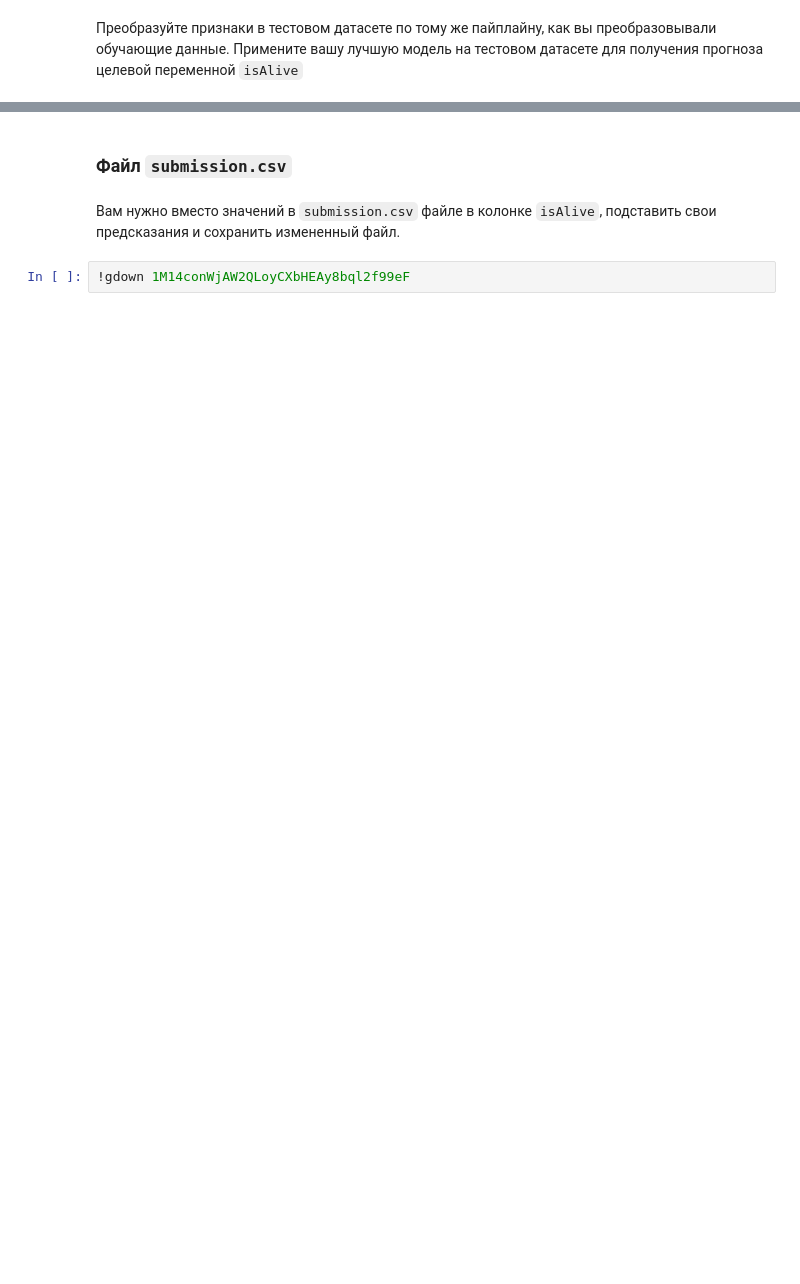
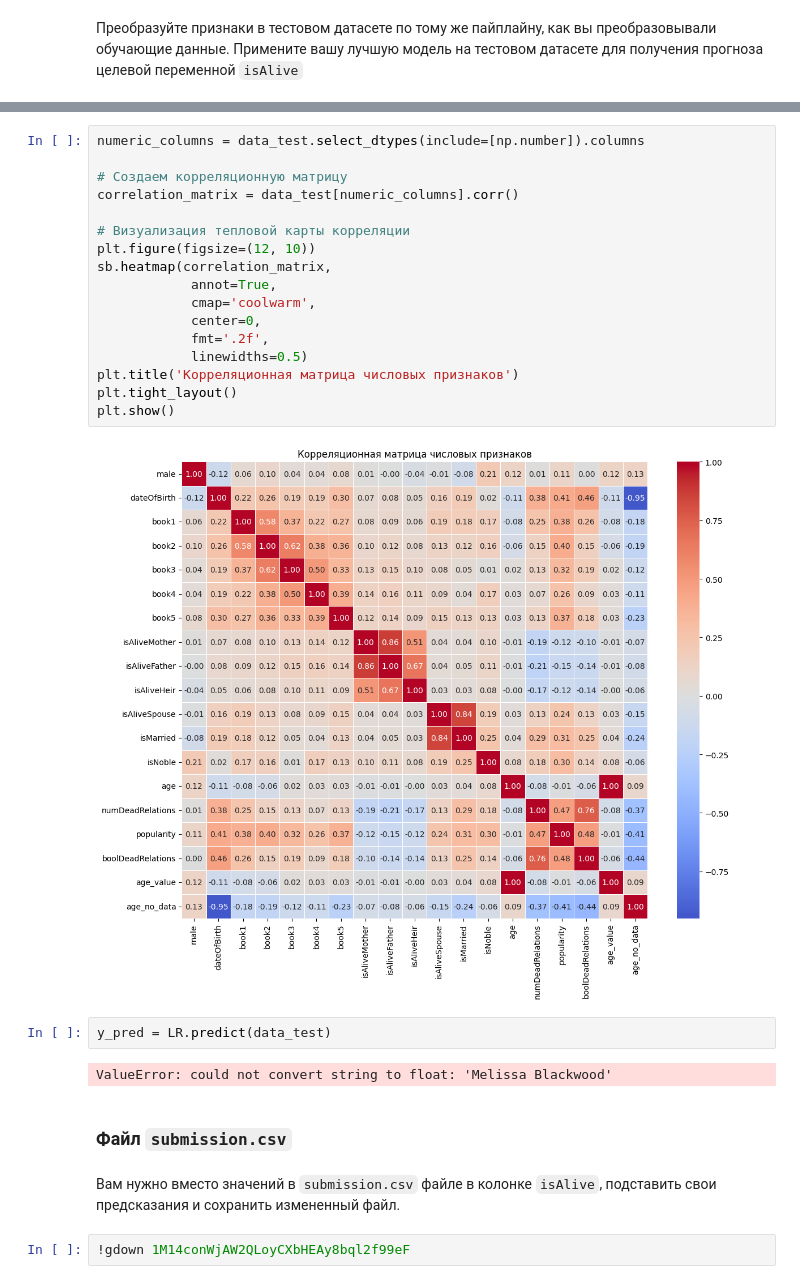
Before and after one commit to Ggh13/DLS_2025, a Jupyter notebook: week_01_ml_intro/Homework/hw_1_game_of_thrones.ipynb, the cells around one changed output, grey strips where cells are left out. Saved outputs shown, nothing was run; the diff lists cells and outputs as text; blank space fills up the shorter version.

```diff
--- a/week_01_ml_intro/Homework/hw_1_game_of_thrones.ipynb
+++ b/week_01_ml_intro/Homework/hw_1_game_of_thrones.ipynb
@@ -683,3 +789,26 @@ data_test.loc[1869, 'dateOfBirth'] = 299.
+# %%
+numeric_columns = data_test.select_dtypes(include=[np.number]).columns
+
+# Создаем корреляционную матрицу
+correlation_matrix = data_test[numeric_columns].corr()
+
+# Визуализация тепловой карты корреляции
+plt.figure(figsize=(12, 10))
+sb.heatmap(correlation_matrix,
+            annot=True,
+            cmap='coolwarm',
+            center=0,
+            fmt='.2f',
+            linewidths=0.5)
+plt.title('Корреляционная матрица числовых признаков')
+plt.tight_layout()
+plt.show()
+# %% [output]
+[figure, added]
+# %%
+y_pred = LR.predict(data_test)
+# %% [output]
+ValueError: could not convert string to float: 'Melissa Blackwood'
 # %% [markdown]
 ### Файл `submission.csv`
 # %% [markdown]
```
Also changed, not shown: parts of 22 cells of this notebook.
